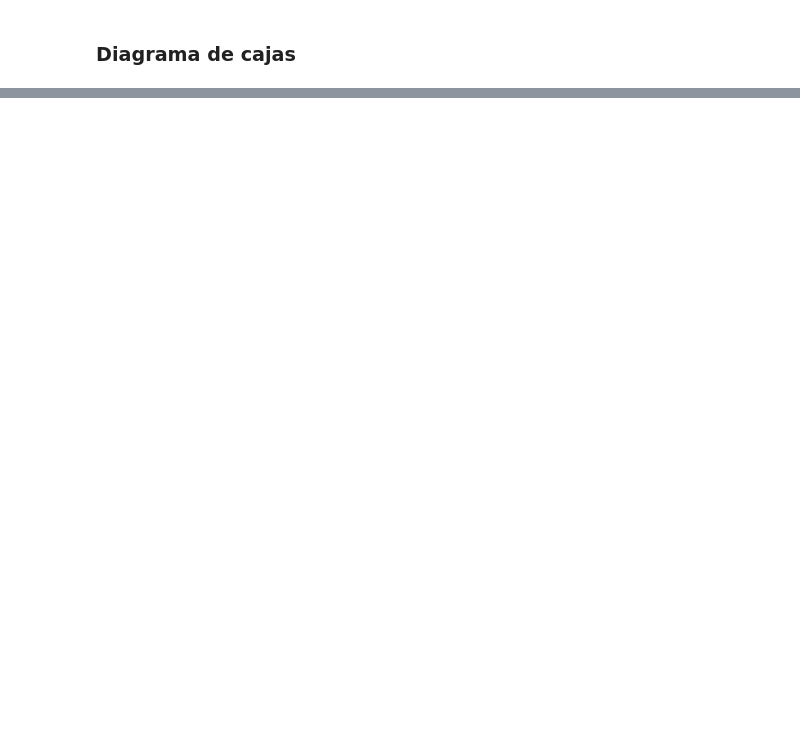
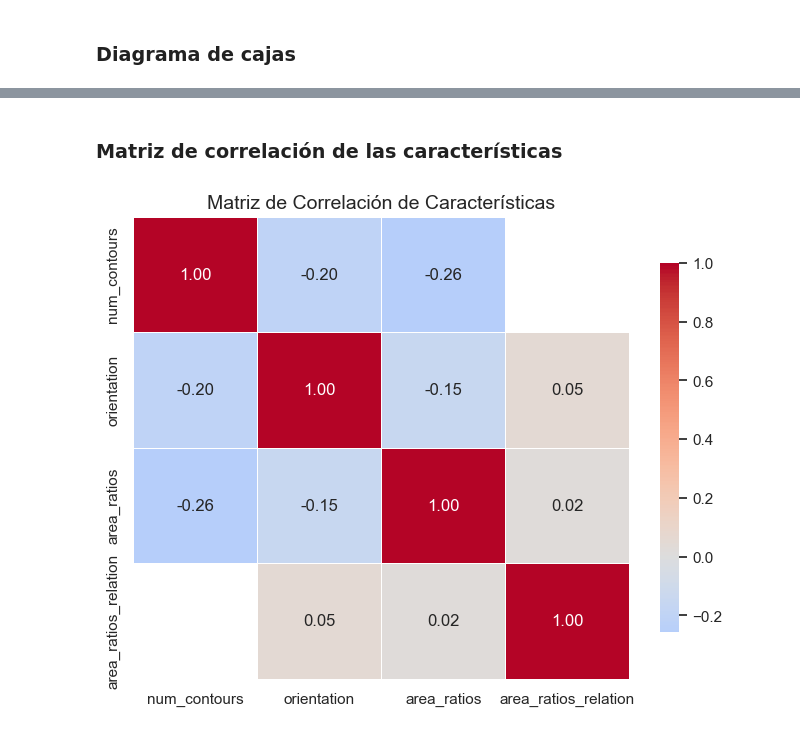
Before and after one commit to miguelable/PSM_OpenCV, a Jupyter notebook: clasificacion_lotes.ipynb, the cells around one changed output, grey strips where cells are left out. Cells and saved outputs as stored; diff of their text form; code cells hidden in the pictures; blank space fills up the shorter version.

```diff
--- a/clasificacion_lotes.ipynb
+++ b/clasificacion_lotes.ipynb
@@ -444,0 +427,51 @@ plt.show()
+# %% [markdown]
+### Matriz de correlación de las características
+# %%
+# Función para convertir las características en formato numérico
+def process_features(segment_info):
+    num_contours = []
+    orientations = []
+    area_ratios = []
+    area_ratios_relation = []
+
+    for segment in segment_info:
+        # Número de contornos
+        num_contours.append(segment['num_contours'])
+
+        # Convertir orientaciones a valores numéricos: 'horizontal' -> 0, 'vertical' -> 1
+        orientation_values = [1 if o == 'vertical' else 0 for o in segment['orientation']]
+        orientations.append(np.mean(orientation_values))  # Usamos el promedio de orientaciones
+
+        # Área ratios (promedio)
+        area_ratios.append(np.mean(segment['area_ratios']))
+
+        # Área ratio relación
+        area_ratios_relation.append(segment['area_ratios_relation'])
+
+    return np.array([num_contours, orientations, area_ratios, area_ratios_relation]).T
+
+# Preparar las características
+features = process_features(segment_info_global)
+
+# Crear un DataFrame para visualización
+df = pd.DataFrame(features, columns=['num_contours', 'orientation', 'area_ratios', 'area_ratios_relation'])
+
+# Calcular la matriz de correlación
+correlation_matrix = df.corr()
+
+# Configuración del estilo de Seaborn para una visualización más atractiva
+sns.set(style='white', palette='muted')
+
+# Crear la figura de la matriz de correlación
+plt.figure(figsize=(8, 6))
+
+# Usar seaborn para crear el heatmap
+sns.heatmap(correlation_matrix, annot=True, cmap='coolwarm', center=0, linewidths=0.5, fmt='.2f', cbar_kws={"shrink": 0.8})
+
+# Título del gráfico
+plt.title("Matriz de Correlación de Características", fontsize=14)
+
+# Mostrar el gráfico
+plt.show()
+# %% [output]
+[figure, added]
```
Also changed, not shown: parts of 6 cells of this notebook.
